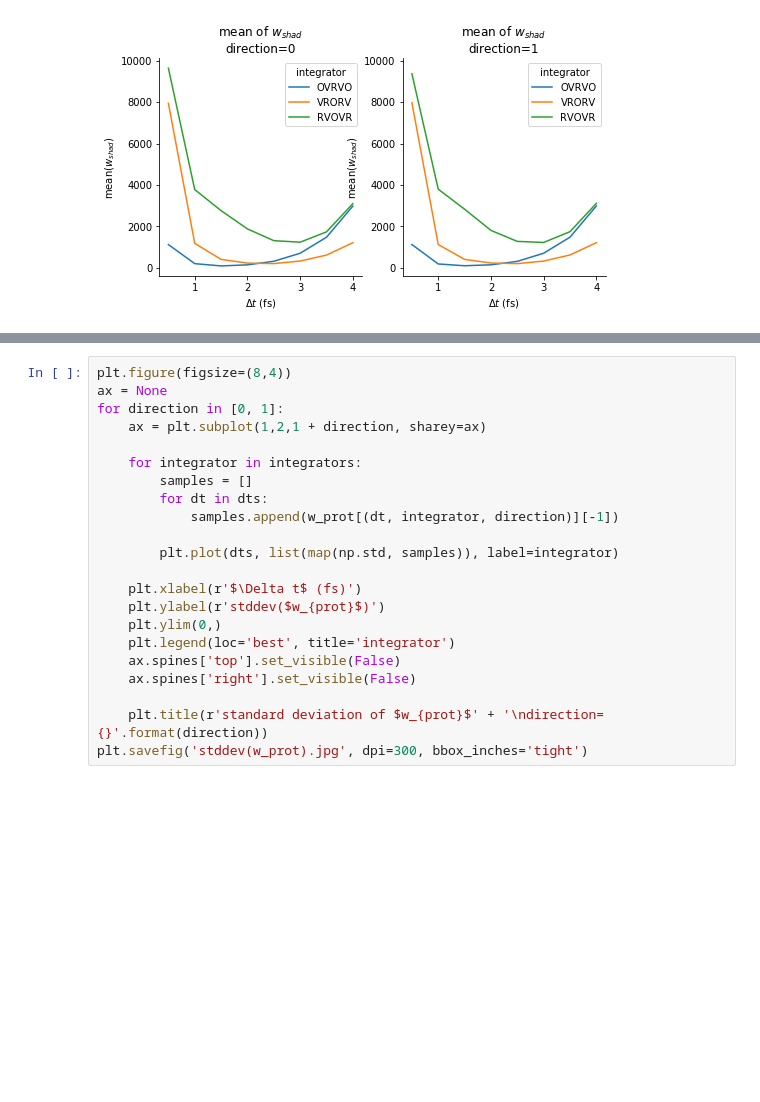
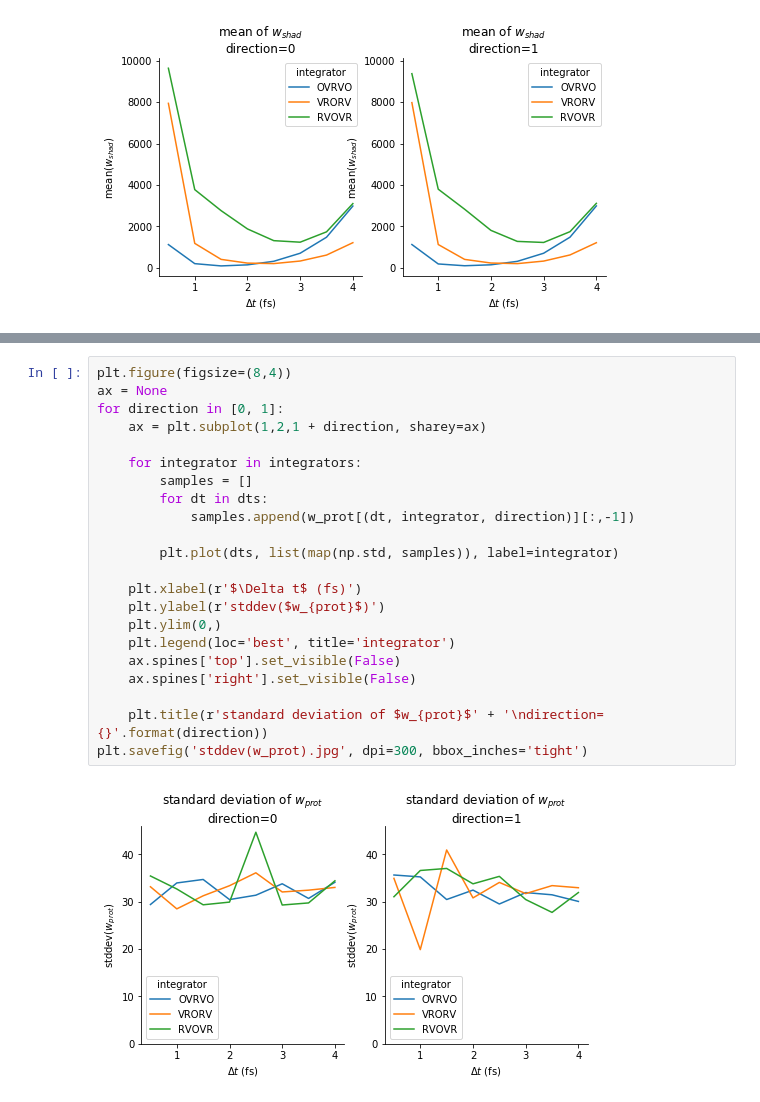
Before and after one commit to choderalab/importance-of-shadow-work, a Jupyter notebook: notebooks/plot-cdk2-14-15.ipynb, the cells around one changed output, grey strips where cells are left out. Saved outputs shown, nothing was run; the diff lists cells and outputs as text; blank space fills up the shorter version.

```diff
--- a/notebooks/plot-cdk2-14-15.ipynb
+++ b/notebooks/plot-cdk2-14-15.ipynb
@@ -122,25 +148,27 @@ plt.savefig('len(w_shad).jpg', dpi=300, bbox_inches='tight')
 # %%
 plt.figure(figsize=(8,4))
 ax = None
 for direction in [0, 1]:
     ax = plt.subplot(1,2,1 + direction, sharey=ax)
 
     for integrator in integrators:
         samples = []
         for dt in dts:
-            samples.append(w_prot[(dt, integrator, direction)][-1])
+            samples.append(w_prot[(dt, integrator, direction)][:,-1])
 
         plt.plot(dts, list(map(np.std, samples)), label=integrator)
 
     plt.xlabel(r'$\Delta t$ (fs)')
     plt.ylabel(r'stddev($w_{prot}$)')
     plt.ylim(0,)
     plt.legend(loc='best', title='integrator')
     ax.spines['top'].set_visible(False)
     ax.spines['right'].set_visible(False)
 
     plt.title(r'standard deviation of $w_{prot}$' + '\ndirection={}'.format(direction))
 plt.savefig('stddev(w_prot).jpg', dpi=300, bbox_inches='tight')
+# %% [output]
+[figure, added]
 # %%
 plt.figure(figsize=(8,4))
 ax = None
```
Also changed, not shown: parts of 12 cells of this notebook, 7 other files.
